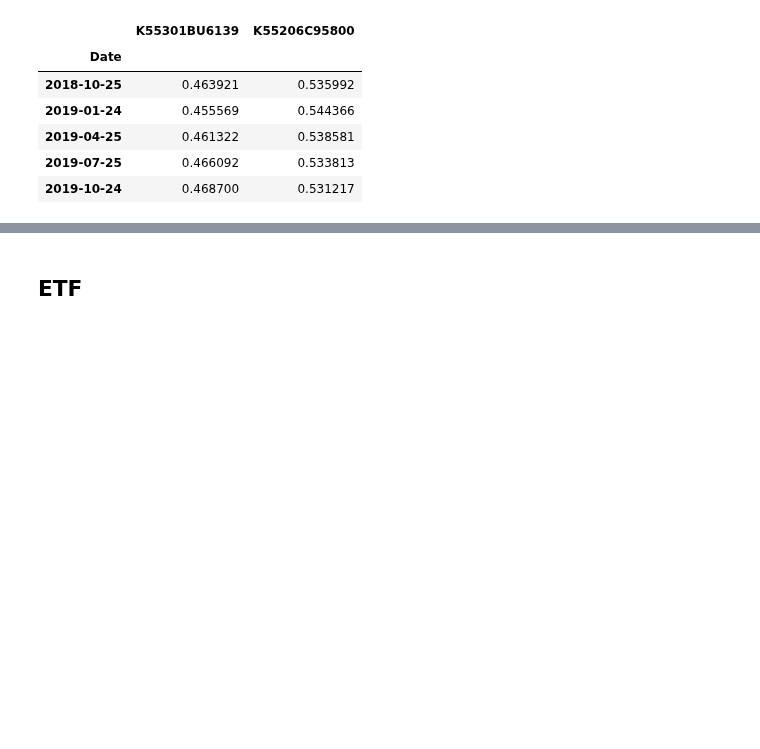
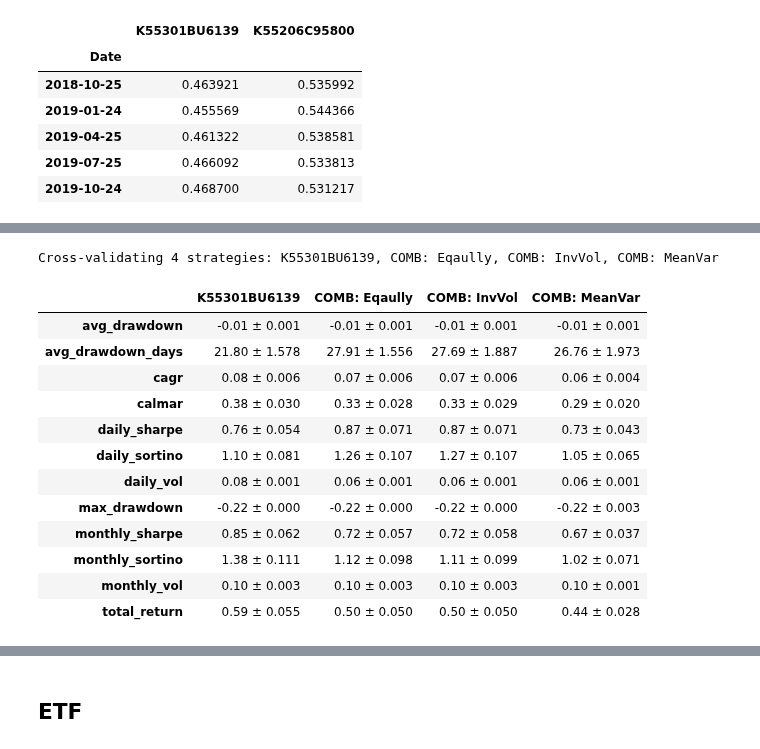
Before and after one commit to lbk209/portfolio, a Jupyter notebook: compare_funds.ipynb, the cells around one changed output, grey strips where cells are left out. Saved outputs shown, nothing was run; the diff lists cells and outputs as text; code cells hidden in the pictures; blank space fills up the shorter version.

Commit message:
update cross_validate

```diff
--- a/compare_funds.ipynb
+++ b/compare_funds.ipynb
@@ -1654,0 +570,18 @@ COMB: InvVol2: weights at transactions returned
+# %%
+pf_list = [0,3,4,6]
+bm.cross_validate(pf_list)
+# %% [output]
+Cross-validating 4 strategies: K55301BU6139, COMB: Eqaully, COMB: InvVol, COMB: MeanVar
+|  | K55301BU6139 | COMB: Eqaully | COMB: InvVol | COMB: MeanVar |
+| avg_drawdown | -0.01 ± 0.001 | -0.01 ± 0.001 | -0.01 ± 0.001 | -0.01 ± 0.001 |
+| avg_drawdown_days | 21.80 ± 1.578 | 27.91 ± 1.556 | 27.69 ± 1.887 | 26.76 ± 1.973 |
+| cagr | 0.08 ± 0.006 | 0.07 ± 0.006 | 0.07 ± 0.006 | 0.06 ± 0.004 |
+| calmar | 0.38 ± 0.030 | 0.33 ± 0.028 | 0.33 ± 0.029 | 0.29 ± 0.020 |
+| daily_sharpe | 0.76 ± 0.054 | 0.87 ± 0.071 | 0.87 ± 0.071 | 0.73 ± 0.043 |
+| daily_sortino | 1.10 ± 0.081 | 1.26 ± 0.107 | 1.27 ± 0.107 | 1.05 ± 0.065 |
+| daily_vol | 0.08 ± 0.001 | 0.06 ± 0.001 | 0.06 ± 0.001 | 0.06 ± 0.001 |
+| max_drawdown | -0.22 ± 0.000 | -0.22 ± 0.000 | -0.22 ± 0.000 | -0.22 ± 0.003 |
+| monthly_sharpe | 0.85 ± 0.062 | 0.72 ± 0.057 | 0.72 ± 0.058 | 0.67 ± 0.037 |
+| monthly_sortino | 1.38 ± 0.111 | 1.12 ± 0.098 | 1.11 ± 0.099 | 1.02 ± 0.071 |
+| monthly_vol | 0.10 ± 0.003 | 0.10 ± 0.003 | 0.10 ± 0.003 | 0.10 ± 0.001 |
+| total_return | 0.59 ± 0.055 | 0.50 ± 0.050 | 0.50 ± 0.050 | 0.44 ± 0.028 |
```
Also changed, not shown: parts of 40 cells of this notebook, 2 other files.
